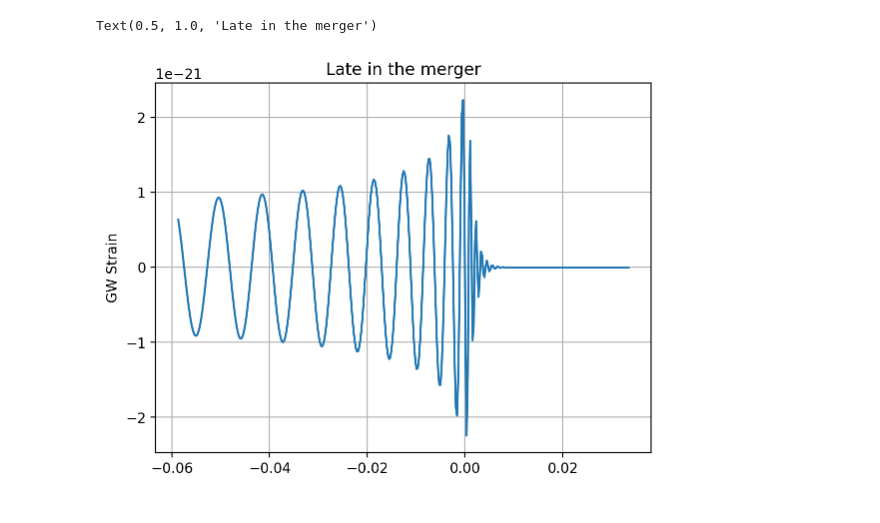
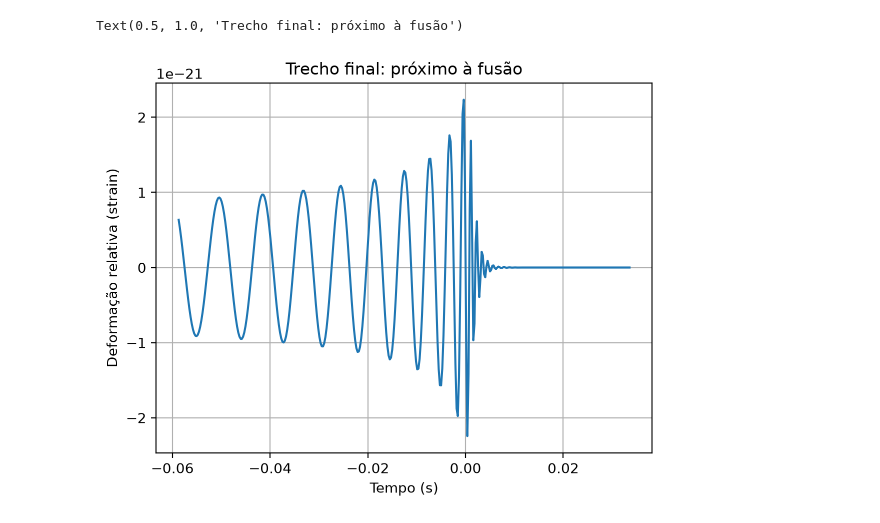
Before and after one commit to Ronai/gw-intro, a Jupyter notebook: intro-3-waveform.ipynb, the cells around one changed output. Drawn from its saved outputs; the diff is of its cells as text; code cells hidden in the pictures.

```diff
--- a/intro-3-waveform.ipynb
+++ b/intro-3-waveform.ipynb
@@ -71,12 +77,13 @@ Here, we'll plot only the late part of the waveform, around the time of merger.
 # %%
-# -- Late in the merger
-indx = slice(int(9*n/10),None)
+# -- Representar o trecho final, próximo à fusão
+indx = slice(int(9*n/10), None)
 plt.figure()
-plt.plot(time[indx],hp[indx])
+plt.plot(time[indx], hp[indx])
 plt.grid()
-plt.ylabel('GW Strain')
-plt.title('Late in the merger')
+plt.xlabel('Tempo (s)')
+plt.ylabel('Deformação relativa (strain)')
+plt.title('Trecho final: próximo à fusão')
 # %% [output]
-Text(0.5, 1.0, 'Late in the merger')
+Text(0.5, 1.0, 'Trecho final: próximo à fusão')
-[figure, old version]
+[figure, new version]
 # %%
```
Also changed, not shown: parts of 21 cells of this notebook, 6 other files.
